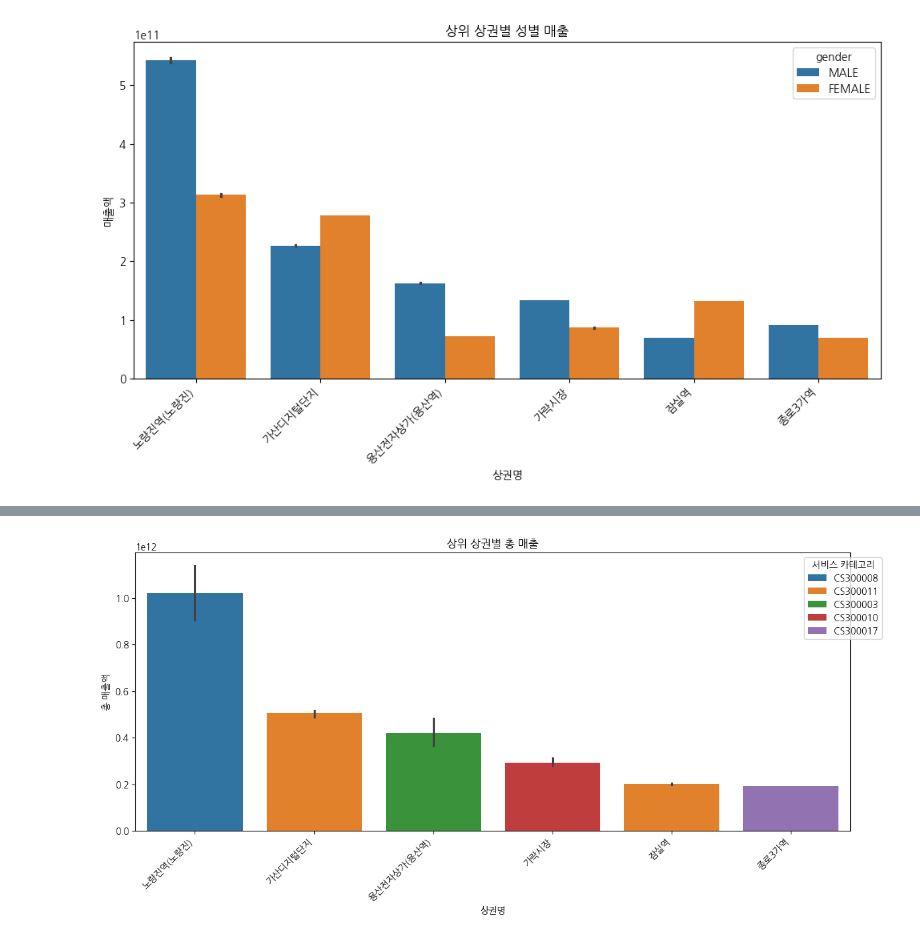
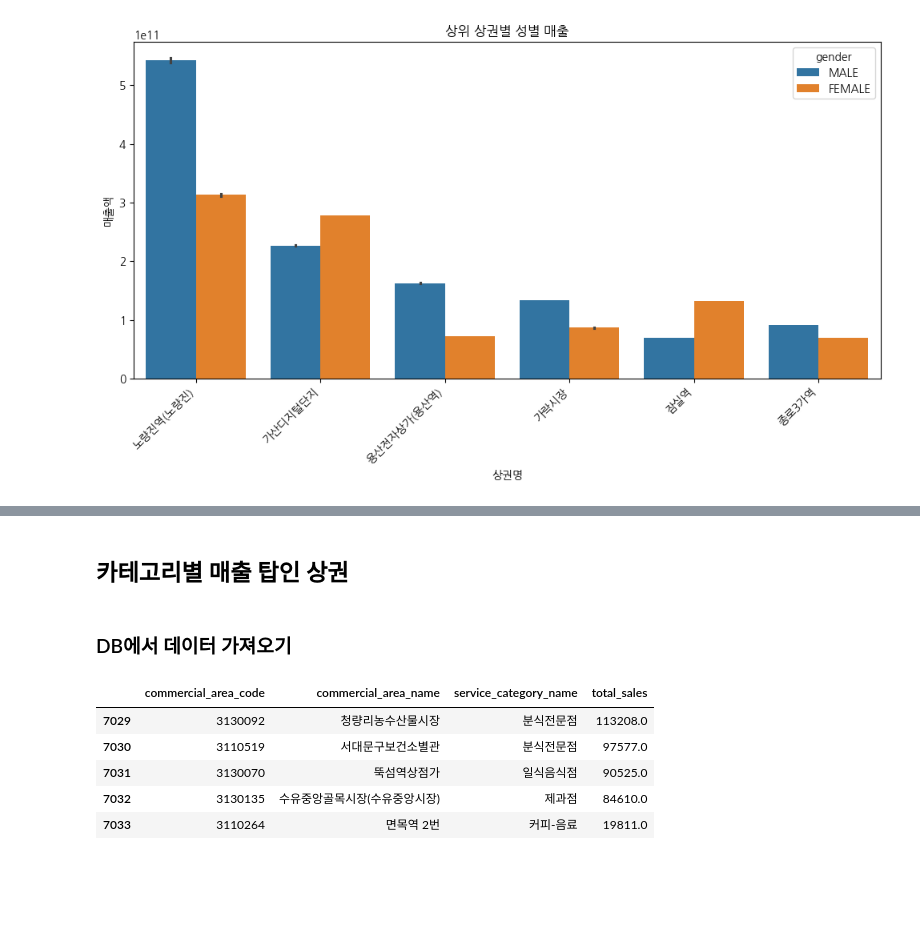
Before and after one commit to hyoinYang/eda-repo-4, a Jupyter notebook: src/eda/commercial_trait.ipynb, the cells around one changed output, grey strips where cells are left out. Drawn from its saved outputs; the diff is of its cells as text; code cells hidden in the pictures; blank space fills up the shorter version.

```diff
--- a/src/eda/commercial_trait.ipynb
+++ b/src/eda/commercial_trait.ipynb
@@ -271,14 +522,58 @@ plt.show()
-# %%
-# 3. 점포별 총 매출 비교 (서비스 카테고리 포함)
-plt.figure(figsize=(12, 6))
-sns.barplot(data=df.drop_duplicates('store_id'),
-            x='commercial_area_name', y='total_sales', hue='service_category_code')
-plt.title('상위 상권별 총 매출')
-plt.xticks(rotation=45, ha='right')
-plt.ylabel('총 매출액')
-plt.xlabel('상권명')
-plt.legend(title='서비스 카테고리', bbox_to_anchor=(1.05, 1))
-plt.tight_layout()
-plt.show()
-# %% [output]
-[figure, removed]
+# %% [markdown]
+## 카테고리별 매출 탑인 상권
+# %% [markdown]
+### DB에서 데이터 가져오기
+# %%
+import mysql.connector
+import pandas as pd
+import numpy as np
+from dotenv import load_dotenv
+import os
+
+load_dotenv()
+
+remote = mysql.connector.connect(
+    host = os.getenv("DB_HOST"),
+    user = os.getenv("DB_USER"),
+    password = os.getenv("DB_PASSWORD"),
+    database = "triodb"
+)
+
+query = """
+SELECT
+    ca.code AS commercial_area_code,
+    ca.name AS commercial_area_name,
+    sc.name AS service_category_name,
+    SUM(sd.sales) AS total_sales
+FROM
+    Shop_Count sh
+JOIN Service_Category sc
+    ON sh.service_category_code = sc.code
+JOIN Commercial_Area ca
+    ON sh.commercial_area_code = ca.code
+JOIN Sales_Daytype sd
+    ON sd.store_id = sh.id
+WHERE
+    sc.name IN (
+        '한식음식점', '중식음식점', '일식음식점', '양식음식점',
+        '제과점', '패스트푸드점', '치킨전문점', '분식전문점',
+        '호프-간이주점', '커피-음료'
+    )
+GROUP BY
+    ca.code, ca.name, sc.name
+ORDER BY
+    total_sales DESC;
+"""
+
+df = pd.read_sql(query, remote)
+
+remote.close()
+
+df.tail()
+# %% [output]
+|  | commercial_area_code | commercial_area_name | service_category_name | total_sales |
+| 7029 | 3130092 | 청량리농수산물시장 | 분식전문점 | 113208.0 |
+| 7030 | 3110519 | 서대문구보건소별관 | 분식전문점 | 97577.0 |
+| 7031 | 3130070 | 뚝섬역상점가 | 일식음식점 | 90525.0 |
+| 7032 | 3130135 | 수유중앙골목시장(수유중앙시장) | 제과점 | 84610.0 |
+| 7033 | 3110264 | 면목역 2번 | 커피-음료 | 19811.0 |
```
Also changed, not shown: parts of 16 cells of this notebook.
